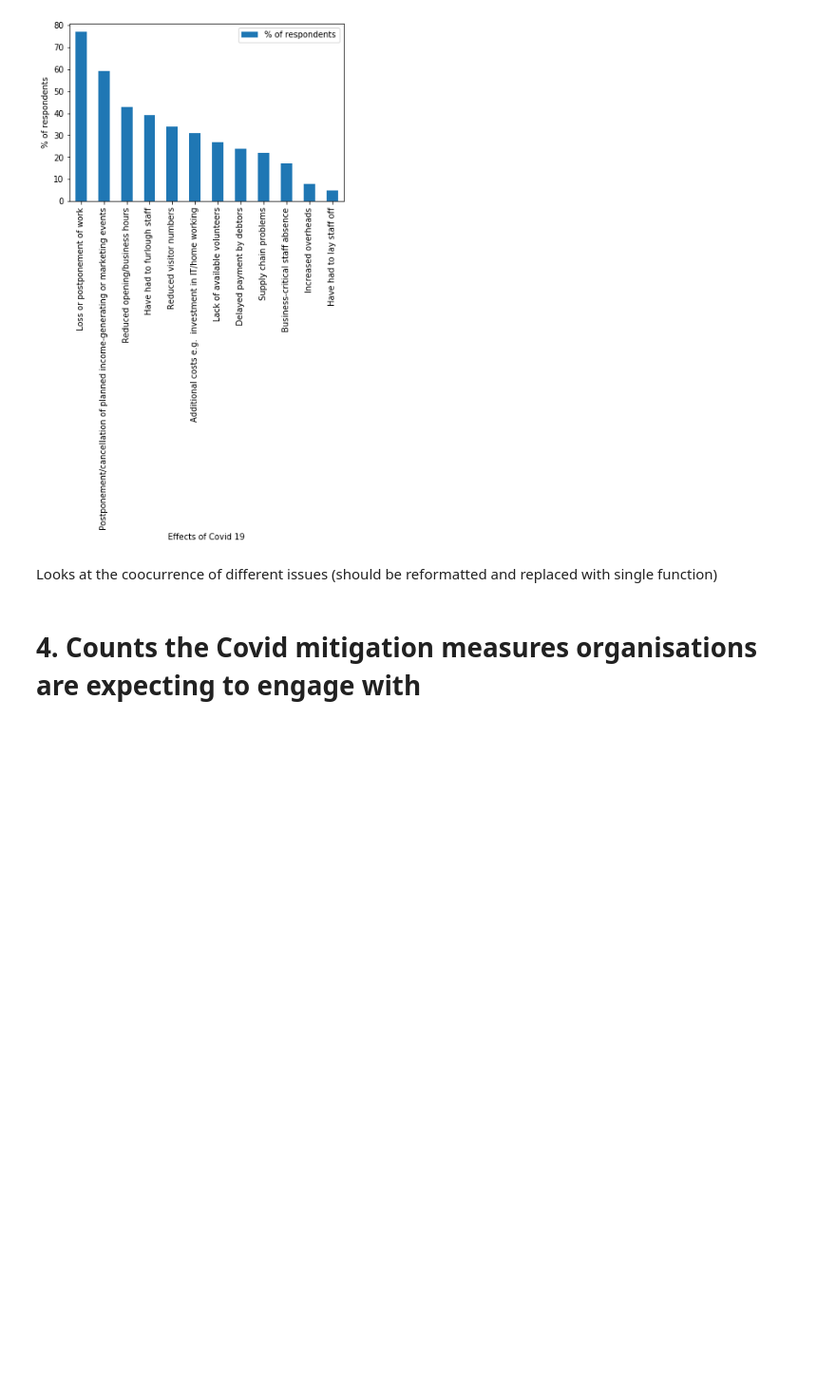
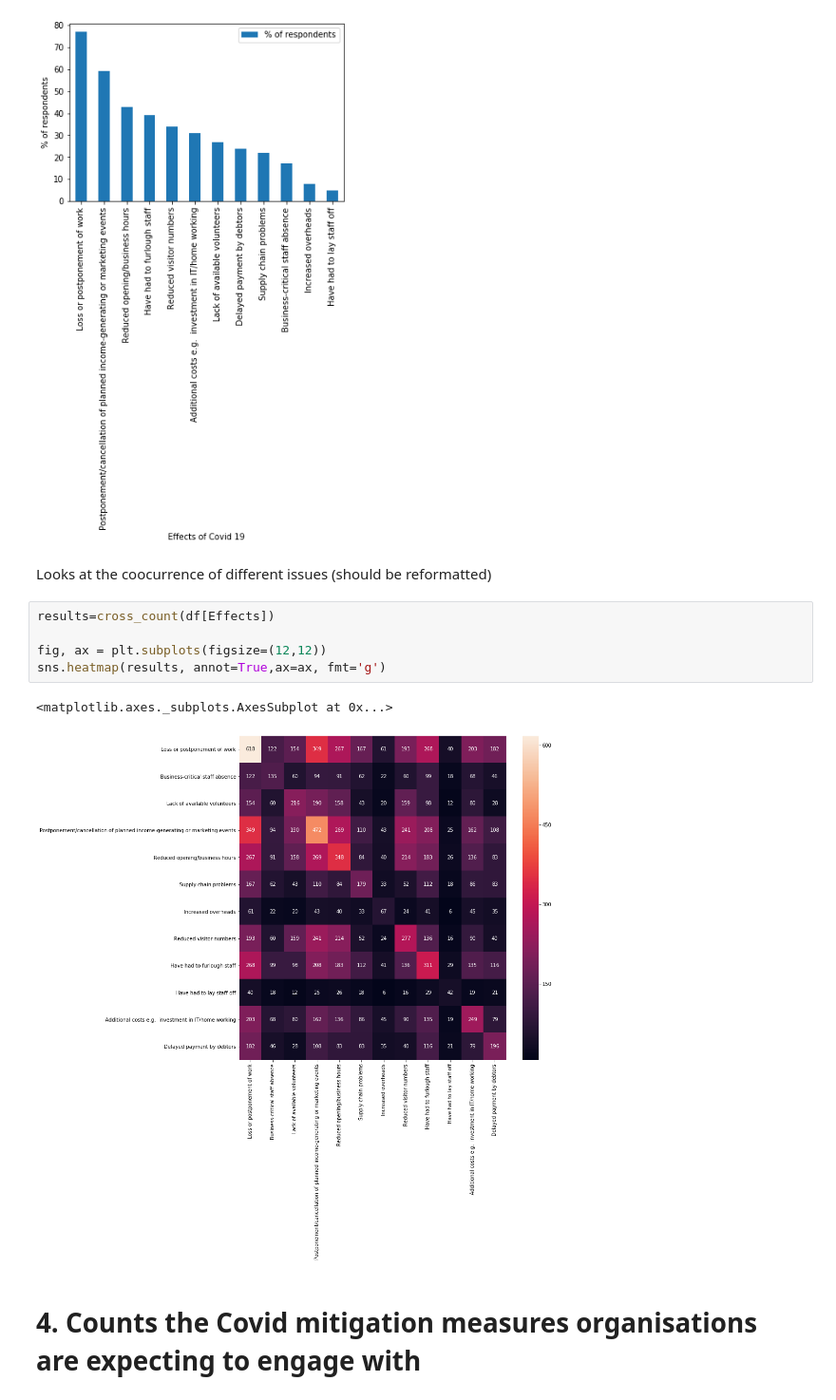
Before and after one commit to johnardavies/Analysis_of_effects_of_covid_in_uk_heritage_sector, a Jupyter notebook: Covid_heritage.ipynb, the cells around one changed output. Shown at 95% size. Saved outputs shown, nothing was run; the diff lists cells and outputs as text; blank space fills up the shorter version.

```diff
--- a/Covid_heritage.ipynb
+++ b/Covid_heritage.ipynb
@@ -227,7 +227,15 @@ ax.set_ylabel("% of respondents")
 Text(0, 0.5, '% of respondents')
 [figure]
 # %% [markdown]
-Looks at the coocurrence of different issues  (should be reformatted and replaced with single function)
+Looks at the coocurrence of different issues  (should be reformatted)
+# %%
+results=cross_count(df[Effects])
+
+fig, ax = plt.subplots(figsize=(12,12))
+sns.heatmap(results, annot=True,ax=ax, fmt='g')
+# %% [output]
+<matplotlib.axes._subplots.AxesSubplot at 0x...>
+[figure, added]
 # %% [markdown]
 # 4. Counts the Covid mitigation measures organisations are expecting to engage with
 # %%
```
Also changed, not shown: parts of 1 cell of this notebook.
